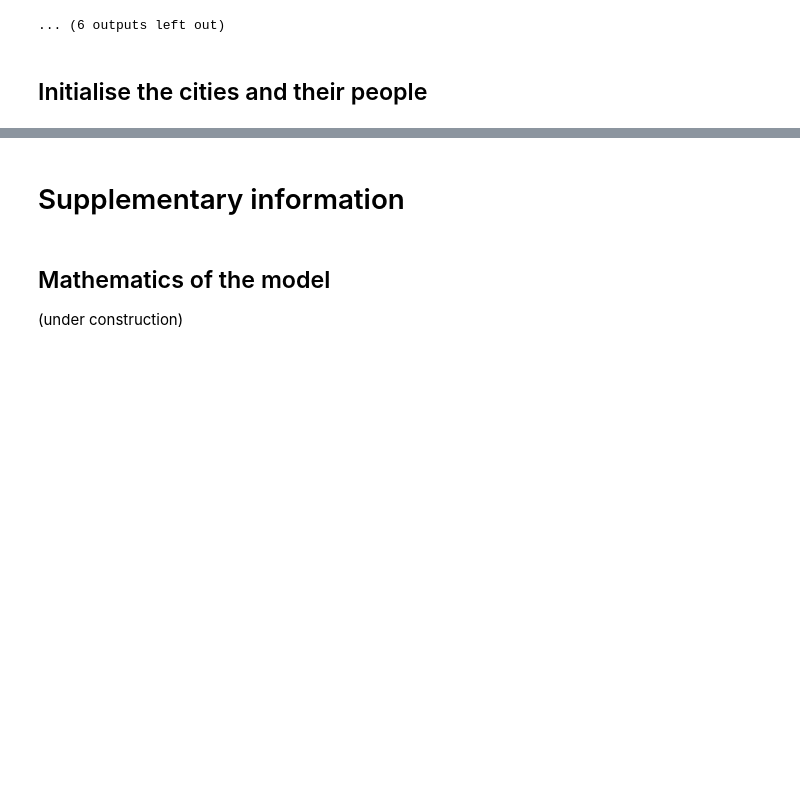
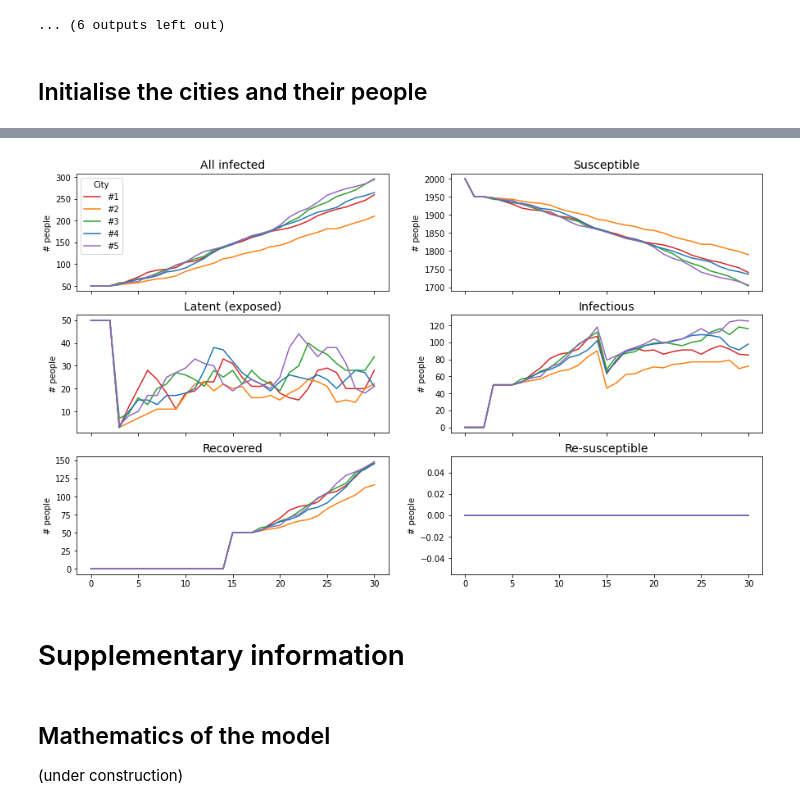
Before and after one commit to vsojo/covid19, a Jupyter notebook: Covid19_model.ipynb, the cells around one changed output, grey strips where cells are left out. Saved outputs shown, nothing was run; the diff lists cells and outputs as text; code cells hidden in the pictures; blank space fills up the shorter version.

Commit message:
Improved plotting. Added multiple independent cities (without migration)

```diff
--- a/Covid19_model.ipynb
+++ b/Covid19_model.ipynb
@@ -254,9 +256,9 @@ Please note that, although the pyramid is drawn as males+females for illustratio
 w_c1_pyramid_type = ipywidgets.Dropdown(options=list(pyramid_names), description="Pyramid type")
 # w_c1_population_size = ipywidgets.IntText(value=10000000, min=-3, description="Pop. size")
 w_c1_population_size = ipywidgets.Dropdown(
-    options=[(50,50), (100,100), (500,500), ('1,000',1000), ('10,000',10000), ('100,000',100000)],
+    options=[(50,50), (100,100), (500,500), ('1,000',1000), ('2,000',2000), ('5,000',5000), ('10,000',10000), ('100,000',100000)],
     description='Popul. size:',
-    value=10000
+    value=2000
 )
 display(w_c1_pyramid_type, w_c1_population_size)
 # %% [output]
@@ -1087,6 +1089,8 @@ class Disease:
   ###########################
   #  GETTER/SETTER METHODS  #
   ###########################
+  def name(self):
+    return self._name
   def infectivity(self, set__infectivity=None):
     if set__infectivity: self._infectivity(set__infectivity)
     return self._infectivity
@@ -1259,14 +1268,14 @@ Days until contagiousness ends
 print("Population of the City")
 display(w_c1_population_size)
 
-print("Proportion of people infected a priori")
-w_p_infected_a_priori = ipywidgets.FloatSlider(value=0.01, min=0.0, max=1.0, step=0.01)
-display(w_p_infected_a_priori)
+print("Number of people infected a priori")
+w_n_infected_a_priori = ipywidgets.IntText(value=5, min=1)
+display(w_n_infected_a_priori)
 
 print("Number of iterations (days)")
 w_n_iterations = ipywidgets.Select(
-    options=[('1 (one day)', 1), ('7 (one week)',7), ('10 (ten days)',10), ('30 (one month)',30), ('90 (one quarter)',120), ('183 (half a year)',183), ('365 (a year)',365), ('1826 (5 years)',1826)],
-    value=30
+    options=[('1 (one day)', 1), ('7 (one week)',7), ('10 (ten days)',10), ('30 (one month)',30), ('90 (one quarter)',90), ('183 (half a year)',183), ('365 (a year)',365), ('1826 (5 years)',1826)],
+    value=90
 )
 display(w_n_iterations)
 # %% [output]
@@ -1390,3 +1369,79 @@ IntProgress(value=0, description='Progress:', max=30)
+# %%
+#@title Plotting [double-click here to show/hide code]
+#print(tracker_n_infected_ALL)
+
+tracker_names = ['All infected', 'Susceptible', 'Latent (exposed)', 'Infectious', 'Recovered', 'Re-susceptible']
+trackers = [
+    tracker_n_infected_ALL,
+    tracker_n_infected_susceptible,
+    tracker_n_infected_latent,
+    tracker_n_infected_infectious,
+    tracker_n_infected_recovered,
+    tracker_n_infected_resusceptible,
+]
+
+'''
+# Create a GoogleWidget TabBar with each of the Infection tracker names
+infections_tb = gwidgets.TabBar(tracker_names)
+
+for i, tracker in enumerate(trackers):
+  with infections_tb.output_to(i):
+    for infection, cities in tracker.items():
+      for city, city_count in cities.items():
+        #print(f"\n{50*'*'}\n\tNumber of citizens of {city} infected with {infection}\n")
+        plt.plot(city_count)
+        plt.title(tracker_names[i])
+        plt.show()
+      # end for: adding and plotting every bin
+    # end for
+  # end with: plotting infections
+# end for: printing the infection trackers
+'''
+
+N_ROWS = 3
+N_COLS = 2
+COLORS = ['tab:red', 'tab:orange', 'tab:green', 'tab:blue', 'tab:purple', 'tab:brown']
+
+#diseases_tb = gwidgets.TabBar([disease.name() for disease in diseases])
+fig, axs = plt.subplots(N_ROWS, N_COLS, figsize=(15,9), sharex=True)
+
+# Set a tab for each disease
+'''
+for i in range(len(diseases)):
+  # Select the tab
+  with diseases_tb.output_to(i):
+    # Now plot each infection tracker for all cities, with
+    # one plot for each tracker, and all cities together in each plot
+'''
+
+for j, ax in enumerate(axs.flat):
+  # The row and column in the plots grid for the trackers
+  row = j//N_COLS
+  col = j - row*N_COLS
+  cities_tracker = trackers[j][disease]
+  #print(cities_tracker)
+  city_idx = 0
+  for city, city_count in cities_tracker.items():
+    #print(city)
+    #print(city_count)
+    #print(f"\n{50*'*'}\n\tNumber of citizens of {city} infected with {infection}\n")
+    axs[row, col].plot(city_count, color=COLORS[city_idx], label=f"#{city_idx+1}")
+    axs[row, col].set_title(tracker_names[j], fontsize=14)
+    ax.set(ylabel='# people')
+    if j == 0:
+      # Add a legend to the first plot
+      ax.legend(title="City")#, frameon=False)
+    # Hide x labels and tick labels for top plots and y ticks for right plots.
+    #ax.label_outer()
+    # increase the colour pointer for the city
+    city_idx += 1
+  # end for: adding and plotting every bin
+# end for
+
+#  # end with: plotting infections
+## end for: printing the infection trackers
+# %% [output]
+[figure, added]
 # %% [markdown]
 # Supplementary information
 # %% [markdown]
```
Also changed, not shown: parts of 10 cells of this notebook.
